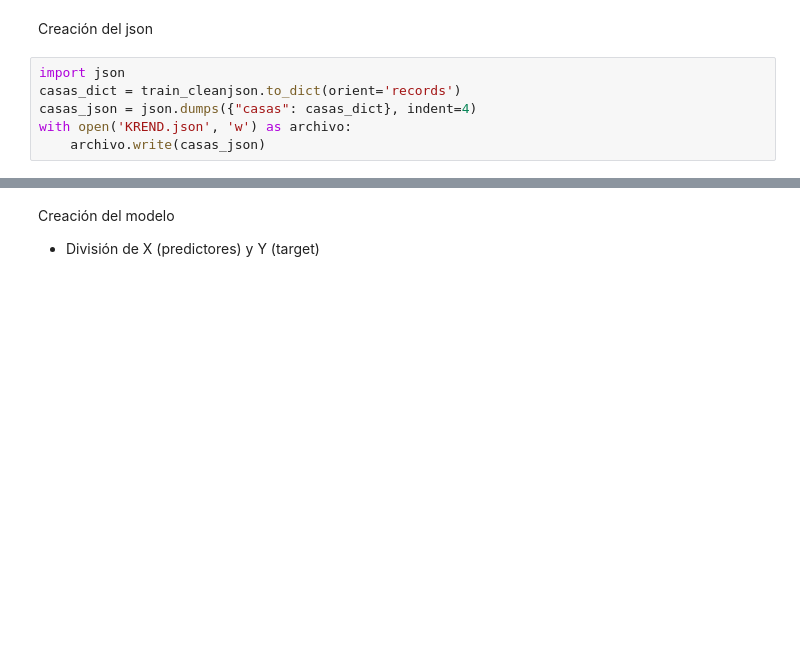
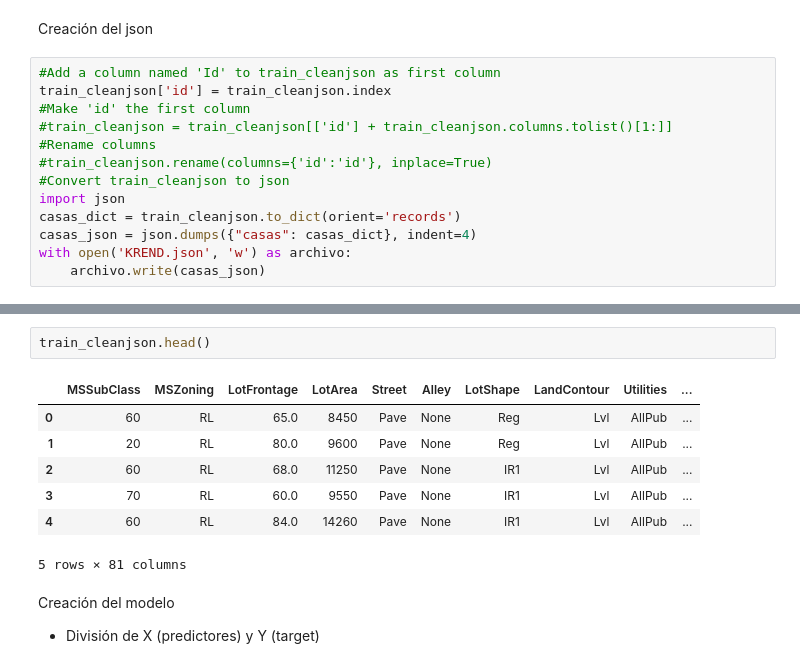
Before and after one commit to diferlan/Casas, a Jupyter notebook: Codigo ordenado/HousePricesPredictions.ipynb, the cells around one changed output, grey strips where cells are left out. Cells and saved outputs as stored; diff of their text form; blank space fills up the shorter version.

```diff
--- a/Codigo ordenado/HousePricesPredictions.ipynb
+++ b/Codigo ordenado/HousePricesPredictions.ipynb
@@ -143,6 +157,13 @@ Index(['MSSubClass', 'MSZoning', 'LotFrontage', 'LotArea', 'Street', 'Alley',
 # %% [markdown]
 Creación del json
 # %%
+#Add a column named 'Id' to train_cleanjson as first column
+train_cleanjson['id'] = train_cleanjson.index
+#Make 'id' the first column
+#train_cleanjson = train_cleanjson[['id'] + train_cleanjson.columns.tolist()[1:]]
+#Rename columns
+#train_cleanjson.rename(columns={'id':'id'}, inplace=True)
+#Convert train_cleanjson to json
 import json
 casas_dict = train_cleanjson.to_dict(orient='records')
 casas_json = json.dumps({"casas": casas_dict}, indent=4)
@@ -151,3 +182,13 @@ with open('KREND.json', 'w') as archivo:
+# %%
+train_cleanjson.head()
+# %% [output]
+|  | MSSubClass | MSZoning | LotFrontage | LotArea | Street | Alley | LotShape | LandContour | Utilities | ... |
+| 0 | 60 | RL | 65.0 | 8450 | Pave | None | Reg | Lvl | AllPub | ... |
+| 1 | 20 | RL | 80.0 | 9600 | Pave | None | Reg | Lvl | AllPub | ... |
+| 2 | 60 | RL | 68.0 | 11250 | Pave | None | IR1 | Lvl | AllPub | ... |
+| 3 | 70 | RL | 60.0 | 9550 | Pave | None | IR1 | Lvl | AllPub | ... |
+| 4 | 60 | RL | 84.0 | 14260 | Pave | None | IR1 | Lvl | AllPub | ... |
+5 rows × 81 columns
 # %% [markdown]
 Creación del modelo
 - División de X (predictores) y Y (target)
```
Also changed, not shown: parts of 3 cells of this notebook, 5 other files.
